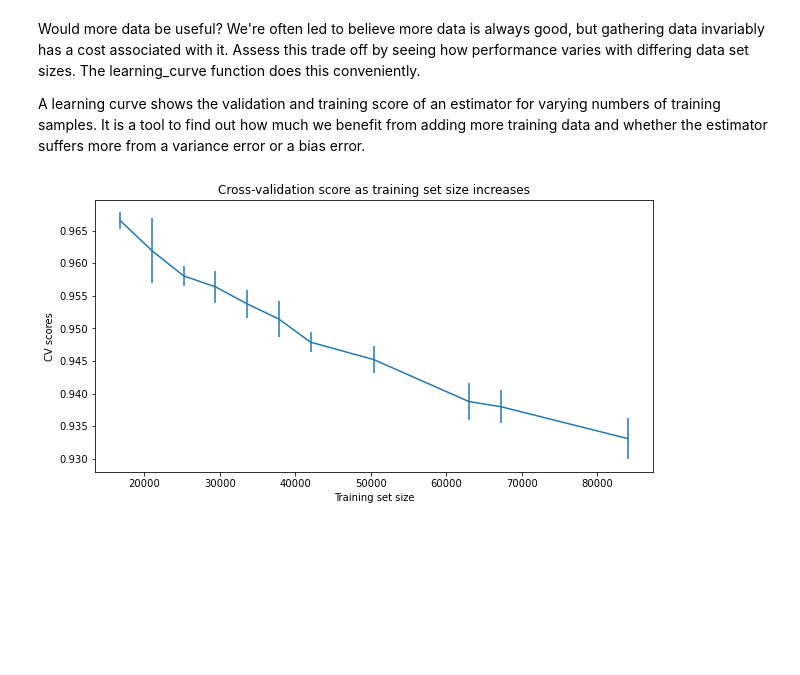
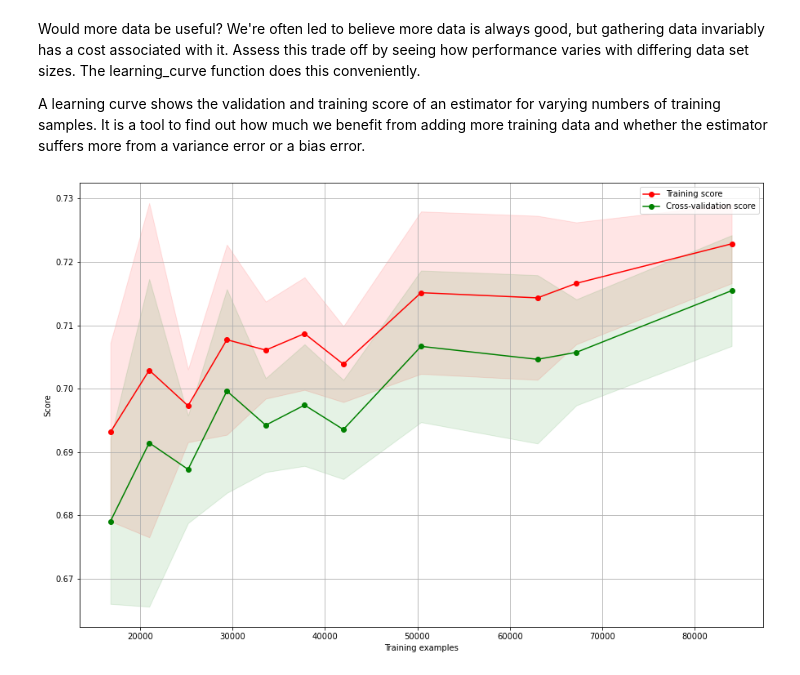
Before and after one commit to freecode23/creditCardFraud, a Jupyter notebook: PreprocessingTraining.ipynb, the cells around one changed output. Cells and saved outputs as stored; diff of their text form; code cells hidden in the pictures; blank space fills up the shorter version.

```diff
--- a/PreprocessingTraining.ipynb
+++ b/PreprocessingTraining.ipynb
@@ -1188,19 +1201,25 @@ A learning curve shows the validation and training score of an estimator for var
 from sklearn.model_selection import learning_curve
 # %%
 fractions = [.2, .25, .3, .35, .4, .45, .5, .6, .75, .8, 1.0]
-train_size, train_scores, test_scores = learning_curve(xg_best, X_train, y_train, train_sizes=fractions)
+train_sizes, train_scores, test_scores = learning_curve(imba_pipeline, X_train, y_train, train_sizes=fractions)
 train_scores_mean = np.mean(train_scores, axis=1)
 train_scores_std = np.std(train_scores, axis=1)
 test_scores_mean = np.mean(test_scores, axis=1)
 test_scores_std = np.std(test_scores, axis=1)
-# %%
-plt.subplots(figsize=(10, 5))
-plt.errorbar(train_size, test_scores_mean, yerr=test_scores_std)
-plt.xlabel('Training set size')
-plt.ylabel('CV scores')
-plt.title('Cross-validation score as training set size increases');
-# %% [output]
-[figure, removed]
+# %%
+plt.subplots(figsize=(15,10))
+plt.grid()
+plt.xlabel("Training examples")
+plt.ylabel("Score")
+plt.fill_between(train_size, train_scores_mean - train_scores_std, train_scores_mean + train_scores_std, alpha=0.1,color="r")
+plt.fill_between(train_size, test_scores_mean - test_scores_std,
+                     test_scores_mean + test_scores_std, alpha=0.1, color="g")
+plt.plot(train_size, train_scores_mean, 'o-', color="r",label="Training score")
+plt.plot(train_size, test_scores_mean, 'o-', color="g",label="Cross-validation score")
+plt.legend(loc="best")
+plt.show()
+# %% [output]
+[figure, added]
 # %%
 #Code task 28#
 #This may not be "production grade ML deployment" practice, but adding some basic
```
Also changed, not shown: parts of 40 cells of this notebook, 4 other files.
